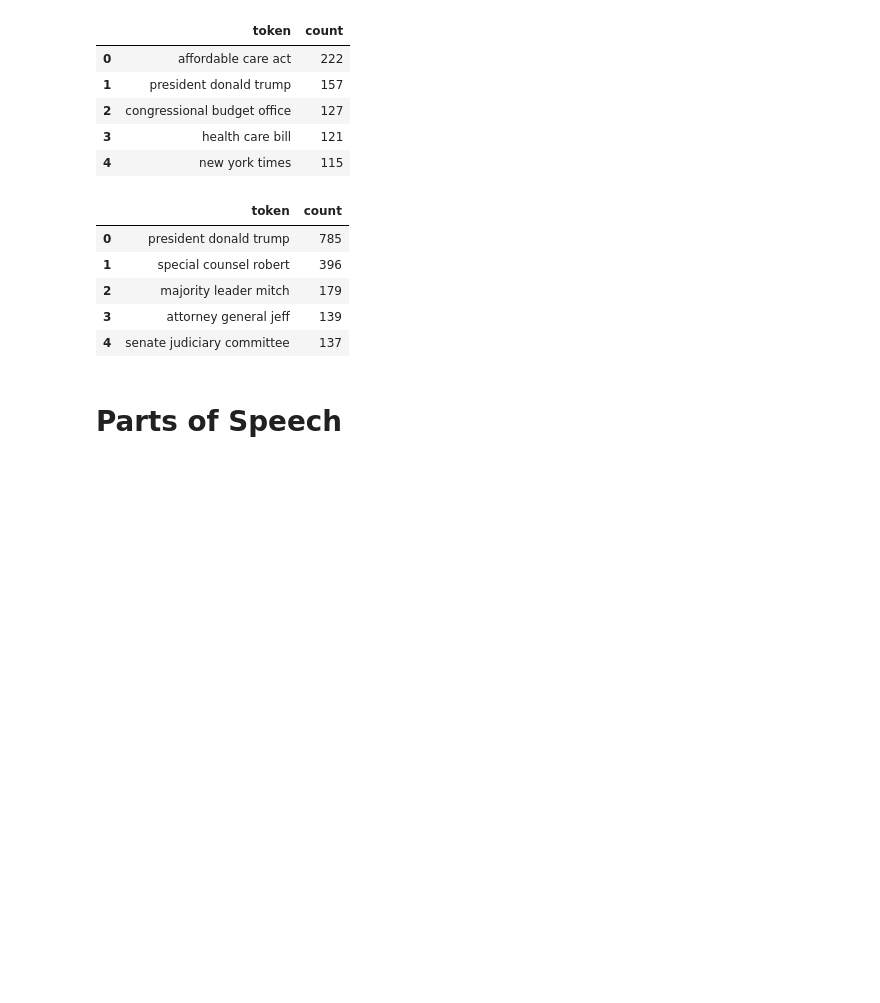
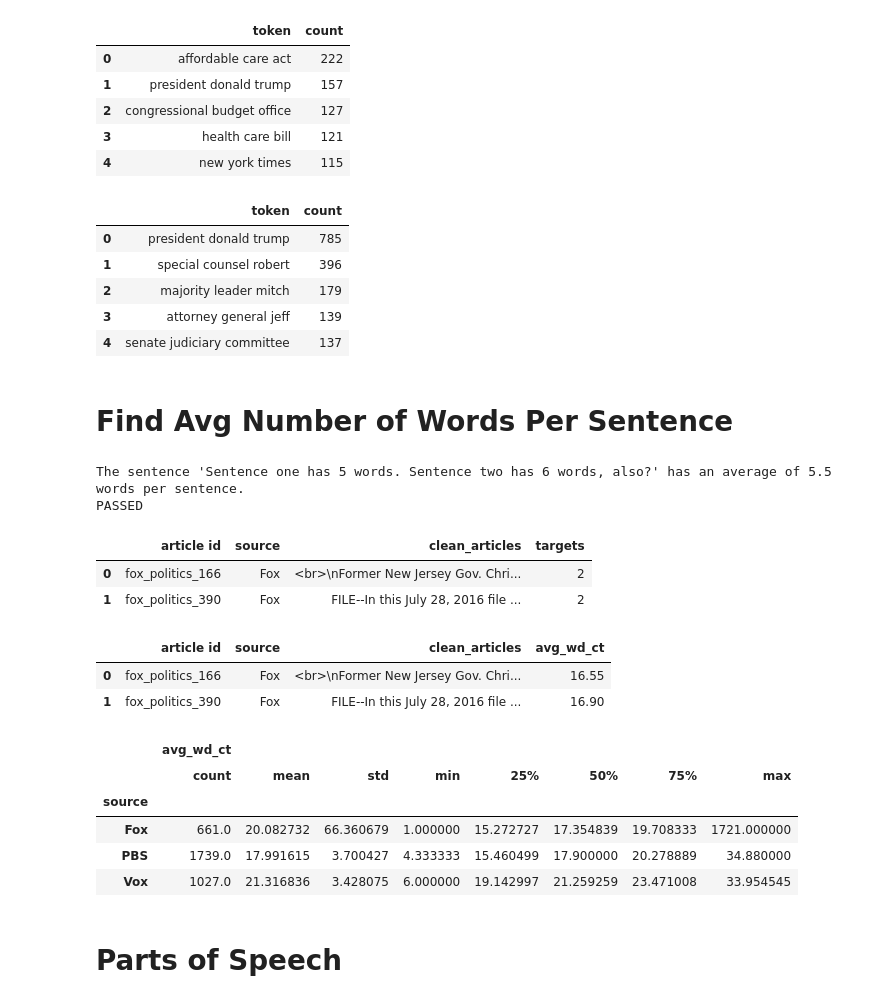
Before and after one commit to slee981/xyzNews, a Jupyter notebook: code/analysis/features/explore-language-features.ipynb, the cells around one changed output. Drawn from its saved outputs; the diff is of its cells as text; code cells hidden in the pictures; blank space fills up the shorter version.

```diff
--- a/code/analysis/features/explore-language-features.ipynb
+++ b/code/analysis/features/explore-language-features.ipynb
@@ -256,3 +279,52 @@ pbs_ngrams.head()
 | 2 | majority leader mitch | 179 |
 | 3 | attorney general jeff | 139 |
 | 4 | senate judiciary committee | 137 |
+# %% [markdown]
+# Find Avg Number of Words Per Sentence
+# %%
+def article_to_sentences(article):
+    return article.split('.')
+
+def avg_word_count(lst_of_sentences):
+
+    # separate sentences into words [ [["hi"], ["bob"]], ..., [last_sentence]]
+    sentences_by_word = [s.strip().split(" ") for s in lst_of_sentences]
+
+    # count how many words are in each sentence
+    words_per_sentence = [len(w) for w in sentences_by_word]
+
+    return np.mean(words_per_sentence)
+
+def get_avg_wd_ct(article):
+    return avg_word_count(article_to_sentences(article))
+
+# Test case
+
+tst_article = "Sentence one has 5 words. Sentence two has 6 words, also?"
+avg_words = 5.5
+calc_words = get_avg_wd_ct(tst_article)
+print("The sentence '{s}' has an average of {avg} words per sentence.".format(s=tst_article, avg=calc_words))
+
+if avg_words == calc_words:
+    print("PASSED")
+else:
+    print("FAILED. DO NOT CONTINUE!")
+# %% [output]
+The sentence 'Sentence one has 5 words. Sentence two has 6 words, also?' has an average of 5.5 words per sentence.
+PASSED
+# %%
+df_wps = df.copy()
+df_wps.head(2)
+# %% [output]
+|  | article id | source | clean_articles | targets |
+| 0 | fox_politics_166 | Fox | <br>\nFormer New Jersey Gov. Chri... | 2 |
+| 1 | fox_politics_390 | Fox | FILE--In this July 28, 2016 file ... | 2 |
+# %%
+avg_ct = df_wps['clean_articles'].apply(get_avg_wd_ct)
+df_wps['avg_wd_ct'] = avg_ct
+df_wps = df_wps[['article id', 'source', 'clean_articles', 'avg_wd_ct']]
+df_wps.head(2)
+# %% [output]
+|  | article id | source | clean_articles | avg_wd_ct |
+| 0 | fox_politics_166 | Fox | <br>\nFormer New Jersey Gov. Chri... | 16.55 |
+| 1 | fox_politics_390 | Fox | FILE--In this July 28, 2016 file ... | 16.90 |
@@ -258,0 +333,10 @@ pbs_ngrams.head()
+# %%
+df_wrd_ct_table = df_wps[['source', 'avg_wd_ct']].groupby('source').describe()
+df_wrd_ct_table
+# %% [output]
+|  | avg_wd_ct |  |  |  |  |  |  |  |
+|  | count | mean | std | min | 25% | 50% | 75% | max |
+| source |  |  |  |  |  |  |  |  |
+| Fox | 661.0 | 20.082732 | 66.360679 | 1.000000 | 15.272727 | 17.354839 | 19.708333 | 1721.000000 |
+| PBS | 1739.0 | 17.991615 | 3.700427 | 4.333333 | 15.460499 | 17.900000 | 20.278889 | 34.880000 |
+| Vox | 1027.0 | 21.316836 | 3.428075 | 6.000000 | 19.142997 | 21.259259 | 23.471008 | 33.954545 |
```
Also changed, not shown: parts of 13 cells of this notebook, 33 other files.
